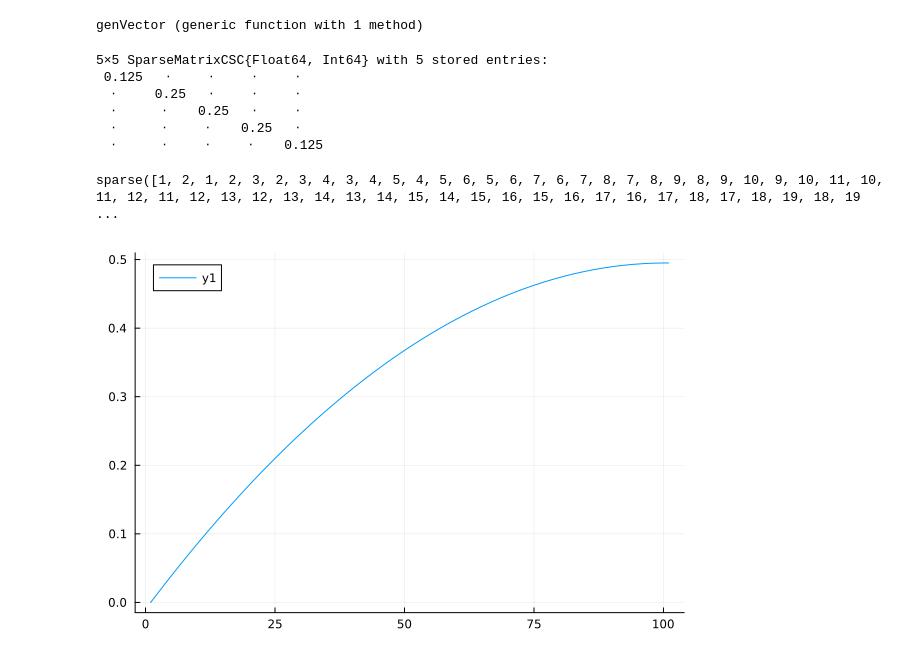
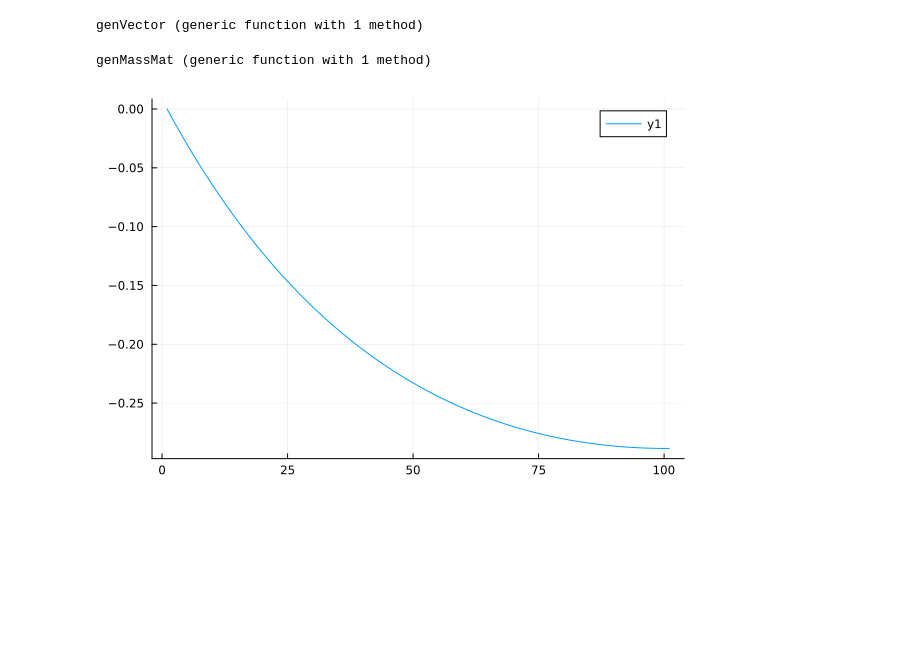
Before and after one commit to Dr4k3z/Athens-FEM, a Jupyter notebook: task4.ipynb, the cells around one changed output. Drawn from its saved outputs; the diff is of its cells as text; code cells hidden in the pictures; blank space fills up the shorter version.

```diff
--- a/task4.ipynb
+++ b/task4.ipynb
@@ -42,7 +42,7 @@ function genMesh(nelements::Int64)::Mesh
     h = 1/nelements
     nnodes = nelements+1
     dofPerElement = 2
-    x = Vector{Float64}(0:h:1)
+    x = Vector{Float64}(1:h:2)
     # what does the undef do here?
     Elements = Array{Element,1}(undef,nelements)
     for i in 1:nelements
@@ -191,30 +191,45 @@ function genMassMat(mesh::Mesh)
 
     A = sparse(I,J,Avalues)
 
+    A[mesh.bndNodeIds[1],1] = 0.
+    #A[mesh.bndNodeIds[1],2] = 0.
+    #A[mesh.bndNodeIds[2],1] = 1.
+    A[mesh.bndNodeIds[2],end] = 0.
+
+    #print(A)
     return A;
 end
-mesh = genMesh(4)
-genMassMat(mesh)
+#mesh = genMesh(4)
+#genMassMat(mesh)
 # %% [output]
-5×5 SparseMatrixCSC{Float64, Int64} with 5 stored entries:
- 0.125   ⋅     ⋅     ⋅     ⋅
-  ⋅     0.25   ⋅     ⋅     ⋅
-  ⋅      ⋅    0.25   ⋅     ⋅
-  ⋅      ⋅     ⋅    0.25   ⋅
-  ⋅      ⋅     ⋅     ⋅    0.125
+genMassMat (generic function with 1 method)
 # %%
 mesh = genMesh(100)
-c(x) = 1
+c(x) = x
 S = genStiffMat(mesh,c)
 M = genMassMat(mesh)
-fsource(x) = 1
+fsource(x) = -1
 f = genVector(mesh,fsource)
 
 
-print(S)
-#u = (S + M) \ f
-u = S \ f
+#print(S+M)
+
+u = (S + M) \ f
+#print(u[end])
+#u = S \ f
+
+#analytical(x) = x - 2 * log(x) - 1
+#temp = 1:1/1000:2
+#v = zeros(1001)
+#for i in 1:1001
+#    v[i] = analytical(temp[i])
+#end
+
+#v = analytical(temp)
 plot(u)
+
+
+
+#print(u[end])
 # %% [output]
-sparse([1, 2, 1, 2, 3, 2, 3, 4, 3, 4, 5, 4, 5, 6, 5, 6, 7, 6, 7, 8, 7, 8, 9, 8, 9, 10, 9, 10, 11, 10, 11, 12, 11, 12, 13, 12, 13, 14, 13, 14, 15, 14, 15, 16, 15, 16, 17, 16, 17, 18, 17, 18, 19, 18, 19 ...
-[figure, old version]
+[figure, new version]
```
Also changed, not shown: parts of 2 cells of this notebook.
